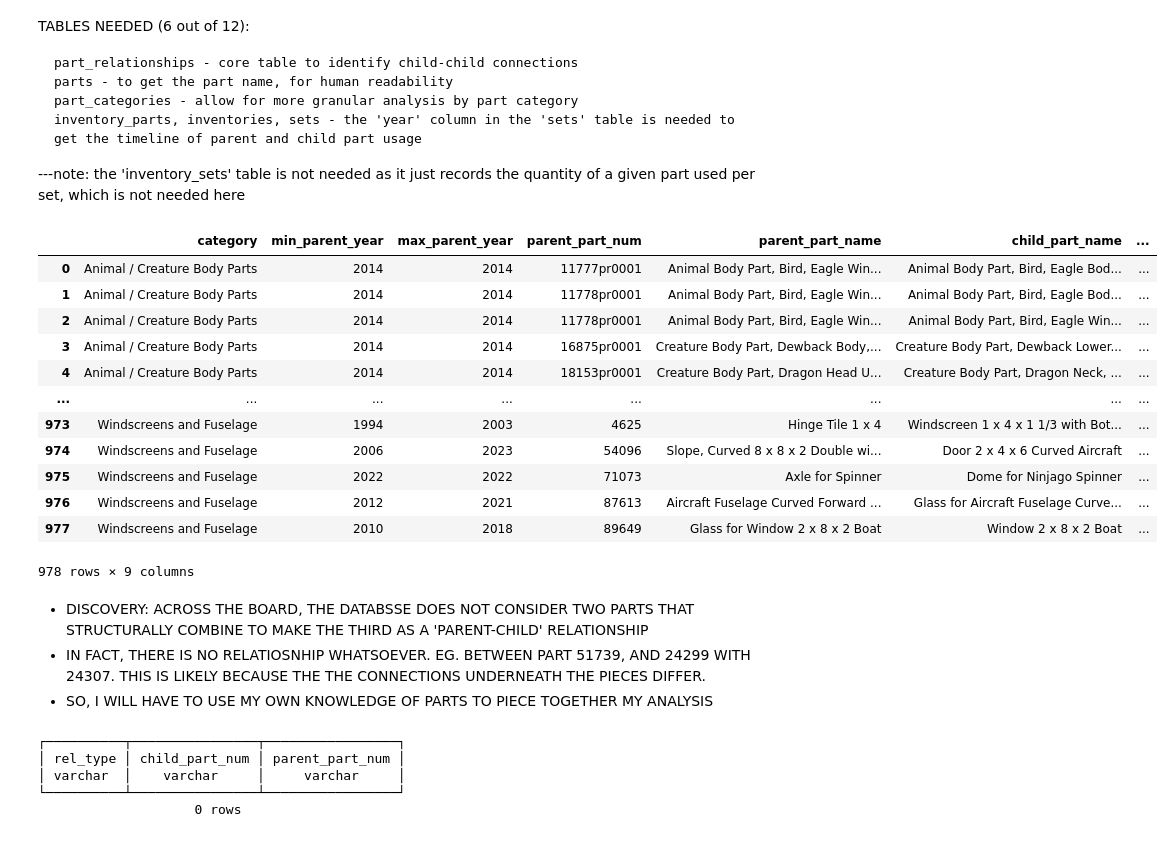
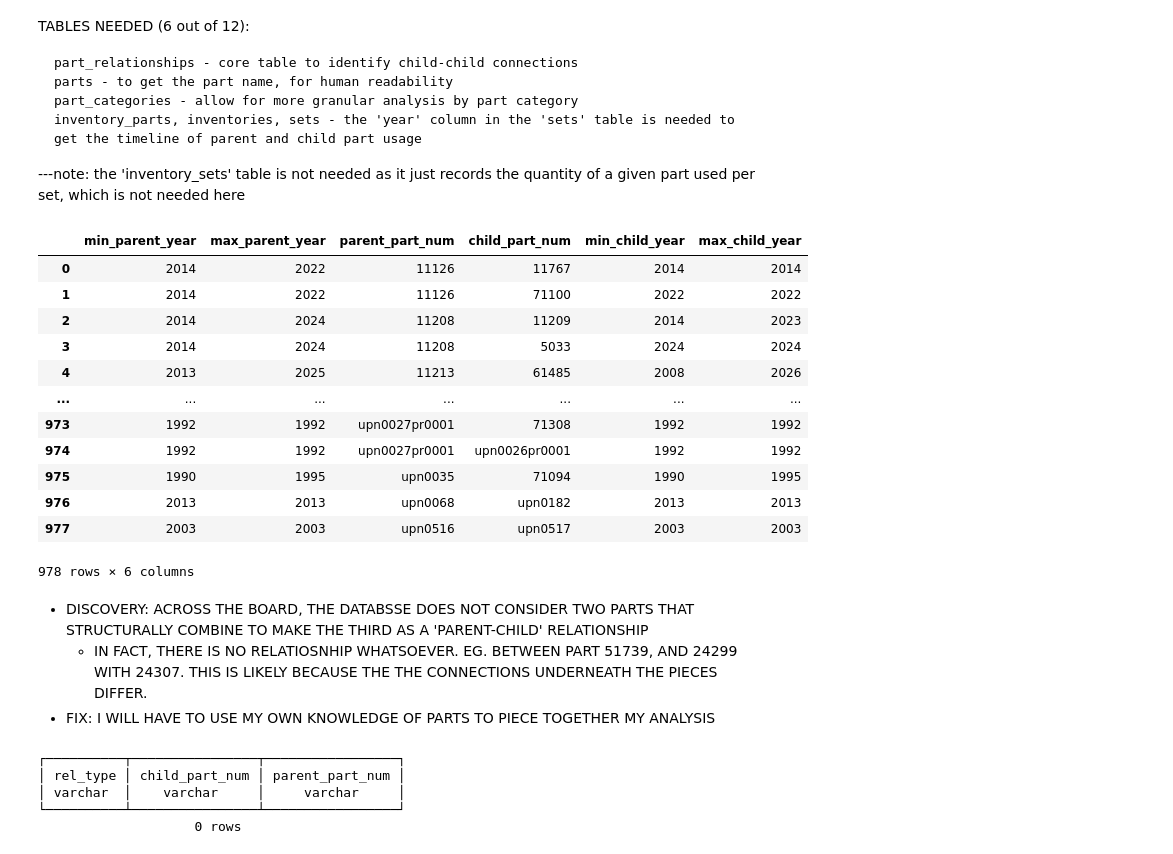
Before and after one commit to r4y856/Lego-Parts-Analysis, a Jupyter notebook: data_analysis_1.ipynb, the cells around one changed output. Cells and saved outputs as stored; diff of their text form; code cells hidden in the pictures.

Commit message:
reworked part_qty_per year to show parent and child parts side-by-side.

```diff
--- a/data_analysis_1.ipynb
+++ b/data_analysis_1.ipynb
@@ -41,7 +41,7 @@ part_relationships = duckdb.sql("SELECT * FROM part_relationships WHERE rel_type
 # %%
 #joined table is symmetrical in structure, where parent part info starts from the middle and continues through the left columns,
 #and child part indo starts from the middle and continues through the right columnd
-joined = duckdb.sql("""
+parent_child_parts = duckdb.sql("""
 
                     WITH parts_sets AS(
                         SELECT
@@ -57,58 +57,47 @@ joined = duckdb.sql("""
 
                     SELECT DISTINCT ON(pr.parent_part_num, pr.child_part_num)
 
-                        pc.name AS category,                         --only needs to be shows once, as parent and child likely to have same category
-
-                        --parent_ps.quantity AS parent_quantity,
                         MIN(parent_ps.year) OVER(PARTITION BY pr.parent_part_num, pr.child_part_num) AS min_parent_year,
                         MAX(parent_ps.year) OVER(PARTITION BY pr.parent_part_num, pr.child_part_num) AS max_parent_year,
-                        --parent_ps.set_num AS parent_set_sum,
                         pr.parent_part_num,
-                        parent_p.name AS parent_part_name,
 
-                        child_p.name AS child_part_name,
                         pr.child_part_num,
-                        --child_ps.set_num AS child_set_num,
                         MIN(child_ps.year) OVER(PARTITION BY pr.parent_part_num, pr.child_part_num) AS min_child_year,
                         MAX(child_ps.year) OVER(PARTITION BY pr.parent_part_num, pr.child_part_num) AS max_child_year
-                        --child_ps.quantity AS child_quantity
 
                     FROM part_relationships pr
+
                     JOIN parts child_p ON pr.child_part_num = child_p.part_num
                     JOIN parts parent_p ON pr.parent_part_num = parent_p.part_num
-                    JOIN part_categories pc ON child_p.part_cat_id = pc.id
 
                     JOIN parts_sets parent_ps ON parent_p.part_num = parent_ps.part_num
                     JOIN parts_sets child_ps ON child_p.part_num = child_ps.part_num
 
                     WHERE pr.rel_type = 'R' --only ~8 percent of all parts have this relationship
 
-                    ORDER BY pc.name, pr.parent_part_num, parent_ps.year ASC, child_ps.year ASC --ordering by the years ascending forces the DISTINCT ON to select the minimum
-
-
-
+                    ORDER BY pr.parent_part_num, parent_ps.year ASC, child_ps.year ASC
 
                     """).df() #takes 3.2 - 3.3 seconds to executed
 # %%
-joined
+parent_child_parts
 # %% [output]
-|  | category | min_parent_year | max_parent_year | parent_part_num | parent_part_name | child_part_name | ... |
-| 0 | Animal / Creature Body Parts | 2014 | 2014 | 11777pr0001 | Animal Body Part, Bird, Eagle Win... | Animal Body Part, Bird, Eagle Bod... | ... |
-| 1 | Animal / Creature Body Parts | 2014 | 2014 | 11778pr0001 | Animal Body Part, Bird, Eagle Win... | Animal Body Part, Bird, Eagle Bod... | ... |
-| 2 | Animal / Creature Body Parts | 2014 | 2014 | 11778pr0001 | Animal Body Part, Bird, Eagle Win... | Animal Body Part, Bird, Eagle Win... | ... |
-| 3 | Animal / Creature Body Parts | 2014 | 2014 | 16875pr0001 | Creature Body Part, Dewback Body,... | Creature Body Part, Dewback Lower... | ... |
-| 4 | Animal / Creature Body Parts | 2014 | 2014 | 18153pr0001 | Creature Body Part, Dragon Head U... | Creature Body Part, Dragon Neck, ... | ... |
-| ... | ... | ... | ... | ... | ... | ... | ... |
-| 973 | Windscreens and Fuselage | 1994 | 2003 | 4625 | Hinge Tile 1 x 4 | Windscreen 1 x 4 x 1 1/3 with Bot... | ... |
-| 974 | Windscreens and Fuselage | 2006 | 2023 | 54096 | Slope, Curved 8 x 8 x 2 Double wi... | Door 2 x 4 x 6 Curved Aircraft | ... |
-| 975 | Windscreens and Fuselage | 2022 | 2022 | 71073 | Axle for Spinner | Dome for Ninjago Spinner | ... |
-| 976 | Windscreens and Fuselage | 2012 | 2021 | 87613 | Aircraft Fuselage Curved Forward ... | Glass for Aircraft Fuselage Curve... | ... |
-| 977 | Windscreens and Fuselage | 2010 | 2018 | 89649 | Glass for Window 2 x 8 x 2 Boat | Window 2 x 8 x 2 Boat | ... |
+|  | min_parent_year | max_parent_year | parent_part_num | child_part_num | min_child_year | max_child_year |
+| 0 | 2014 | 2022 | 11126 | 11767 | 2014 | 2014 |
+| 1 | 2014 | 2022 | 11126 | 71100 | 2022 | 2022 |
+| 2 | 2014 | 2024 | 11208 | 11209 | 2014 | 2023 |
+| 3 | 2014 | 2024 | 11208 | 5033 | 2024 | 2024 |
+| 4 | 2013 | 2025 | 11213 | 61485 | 2008 | 2026 |
+| ... | ... | ... | ... | ... | ... | ... |
+| 973 | 1992 | 1992 | upn0027pr0001 | 71308 | 1992 | 1992 |
+| 974 | 1992 | 1992 | upn0027pr0001 | upn0026pr0001 | 1992 | 1992 |
+| 975 | 1990 | 1995 | upn0035 | 71094 | 1990 | 1995 |
+| 976 | 2013 | 2013 | upn0068 | upn0182 | 2013 | 2013 |
+| 977 | 2003 | 2003 | upn0516 | upn0517 | 2003 | 2003 |
-978 rows × 9 columns
+978 rows × 6 columns
 # %% [markdown]
 - DISCOVERY: ACROSS THE BOARD, THE DATABSSE DOES NOT CONSIDER TWO PARTS THAT STRUCTURALLY COMBINE TO MAKE THE THIRD AS A 'PARENT-CHILD' RELATIONSHIP
-- IN FACT, THERE IS NO RELATIOSNHIP WHATSOEVER. EG. BETWEEN PART 51739, AND 24299 WITH 24307. THIS IS LIKELY BECAUSE THE THE CONNECTIONS UNDERNEATH THE PIECES DIFFER.
-- SO, I WILL HAVE TO USE MY OWN KNOWLEDGE OF PARTS TO PIECE TOGETHER MY ANALYSIS
+    - IN FACT, THERE IS NO RELATIOSNHIP WHATSOEVER. EG. BETWEEN PART 51739, AND 24299 WITH 24307. THIS IS LIKELY BECAUSE THE THE CONNECTIONS UNDERNEATH THE PIECES DIFFER.
+- FIX: I WILL HAVE TO USE MY OWN KNOWLEDGE OF PARTS TO PIECE TOGETHER MY ANALYSIS
 # %%
 mydf = duckdb.sql("SELECT * FROM part_relationships WHERE parent_part_num = '51739' OR child_part_num = '51739'")
 mydf
```
Also changed, not shown: parts of 9 cells of this notebook.
